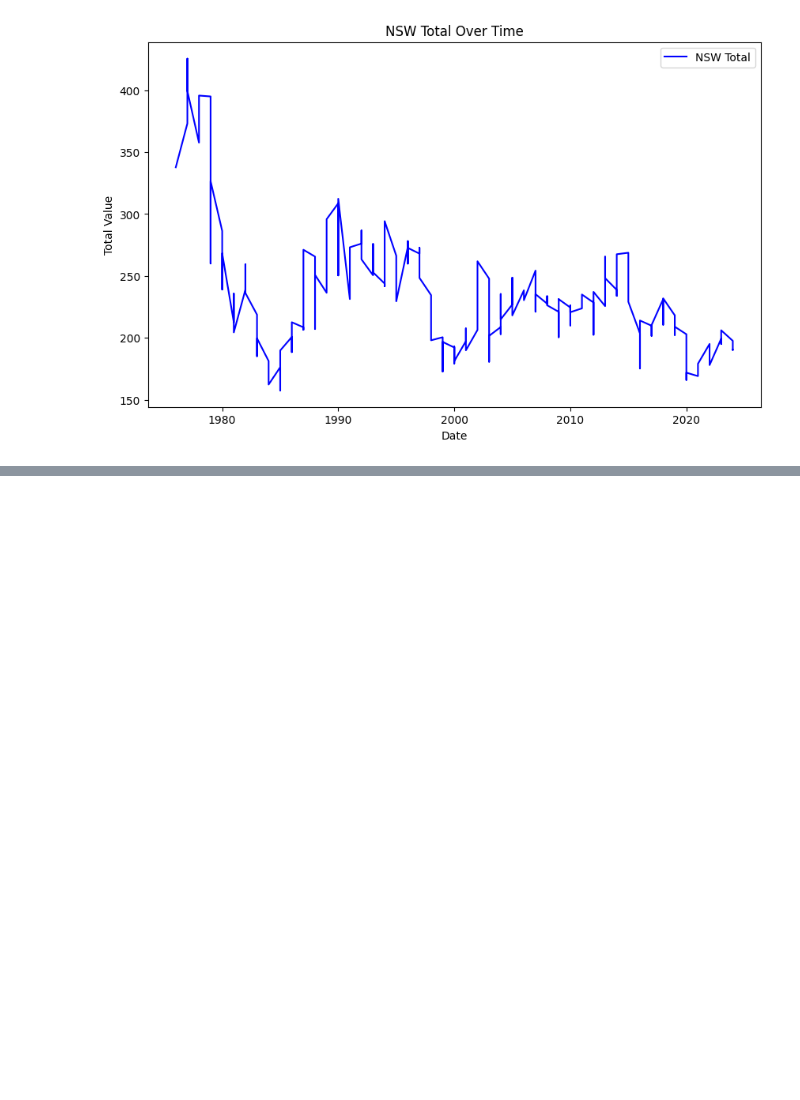
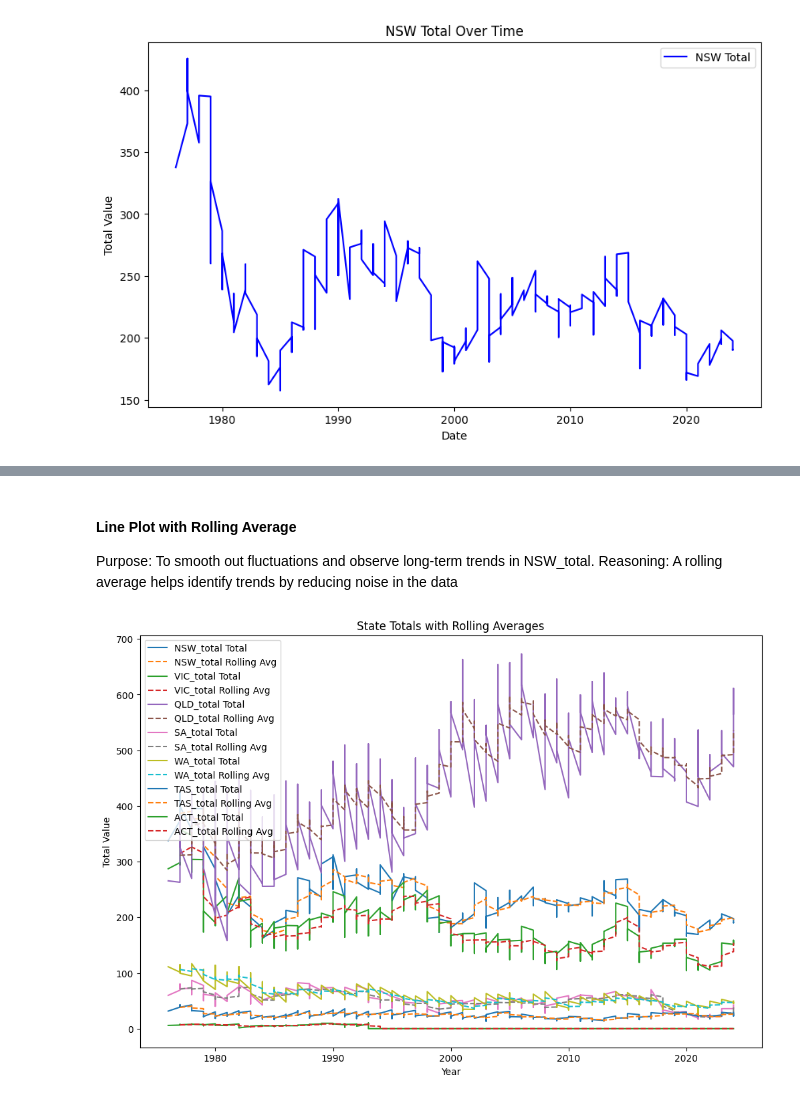
Before and after one commit to TempeHS/2025-SE-Dash-J-Task2, a Jupyter notebook: data_analysis/DATA_ANALYSIS.ipynb, the cells around one changed output, grey strips where cells are left out. Saved outputs shown, nothing was run; the diff lists cells and outputs as text; code cells hidden in the pictures; blank space fills up the shorter version.

```diff
--- a/data_analysis/DATA_ANALYSIS.ipynb
+++ b/data_analysis/DATA_ANALYSIS.ipynb
@@ -31,0 +63,25 @@ plt.show()
+# %% [markdown]
+#### Line Plot with Rolling Average
+Purpose: To smooth out fluctuations and observe long-term trends in NSW_total.
+Reasoning: A rolling average helps identify trends by reducing noise in the data
+# %%
+# Define the columns to plot
+columns_to_plot = ['NSW_total', 'VIC_total', 'QLD_total', 'SA_total', 'WA_total', 'TAS_total', 'ACT_total']
+
+# Calculate rolling averages for each state
+rolling_avg = test_data[columns_to_plot].rolling(window=5).mean()
+
+# Plot each state's total and its rolling average
+plt.figure(figsize=(12, 8))
+for column in columns_to_plot:
+    plt.plot(test_data['YEAR'], test_data[column], label=f'{column} Total')
+    plt.plot(test_data['YEAR'], rolling_avg[column], label=f'{column} Rolling Avg', linestyle='--')
+
+# Add labels, title, and legend
+plt.xlabel('Year')
+plt.ylabel('Total Value')
+plt.title('State Totals with Rolling Averages')
+plt.legend()
+plt.show()
+# %% [output]
+[figure, added]
```
Also changed, not shown: parts of 7 cells of this notebook, 32 other files.
